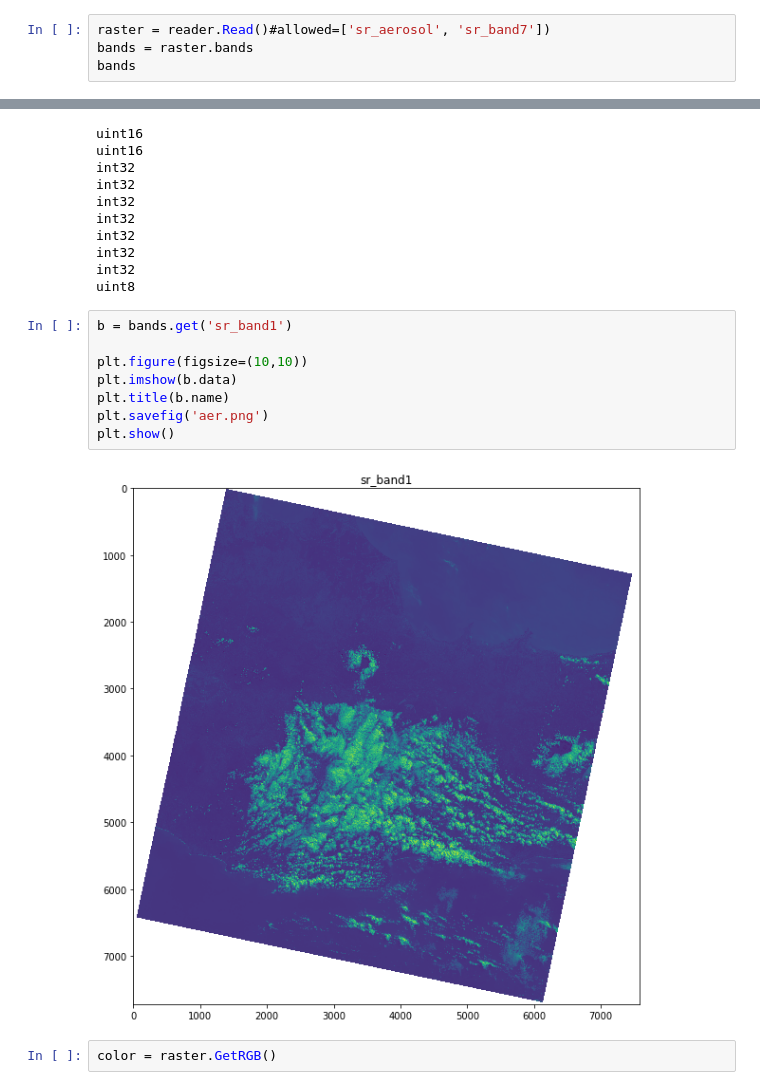
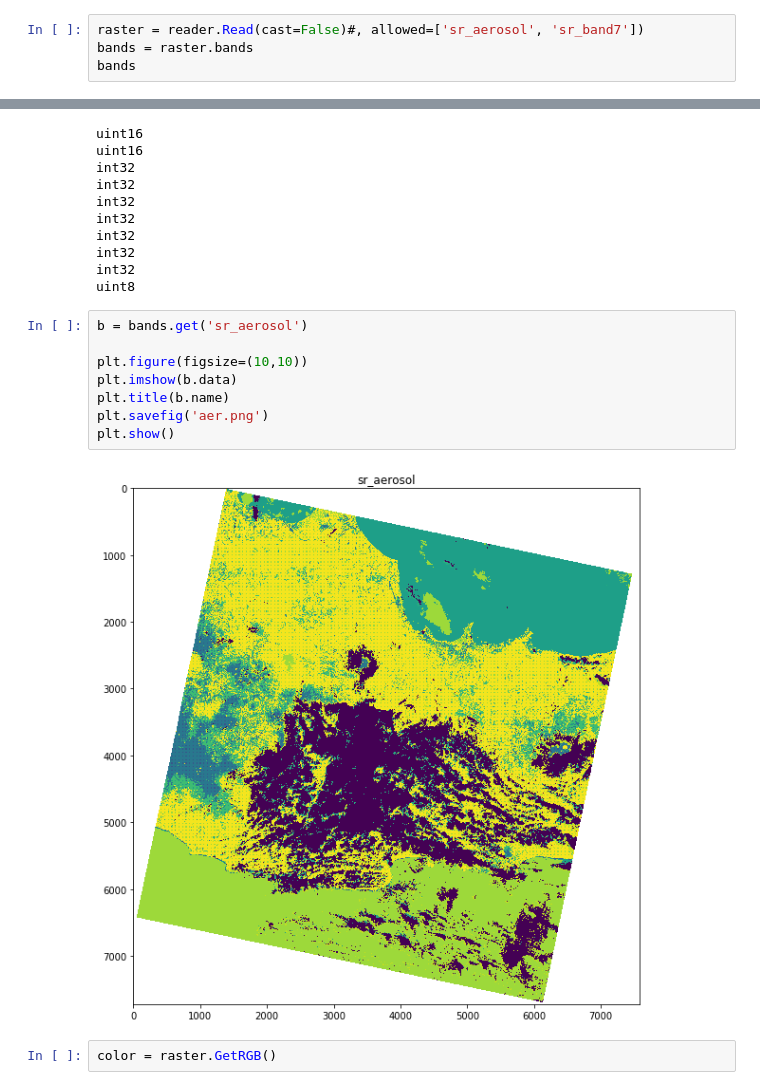
Before and after one commit to OpenGeoVis/espatools, a Jupyter notebook: Example.ipynb, the cells around one changed output, grey strips where cells are left out. Saved outputs shown, nothing was run; the diff lists cells and outputs as text.

```diff
--- a/Example.ipynb
+++ b/Example.ipynb
@@ -9,6 +9,6 @@ xmlfile = 'LC081210652018073101RT-SC20180802013328/LC08_L1TP_121065_20180731_201
 reader = espatools.RasterSetReader(filename=xmlfile)
 # %%
-raster = reader.Read()#allowed=['sr_aerosol', 'sr_band7'])
+raster = reader.Read(cast=False)#, allowed=['sr_aerosol', 'sr_band7'])
 bands = raster.bands
 bands
 # %% [output]
@@ -37,15 +37,15 @@ int32
 int32
 uint8
 # %%
-b = bands.get('sr_band1')
+b = bands.get('sr_aerosol')
 
 plt.figure(figsize=(10,10))
 plt.imshow(b.data)
 plt.title(b.name)
 plt.savefig('aer.png')
 plt.show()
 # %% [output]
-[figure, old version]
+[figure, new version]
 # %%
 color = raster.GetRGB()
 # %%
```
Also changed, not shown: parts of 1 cell of this notebook, 3 other files.
